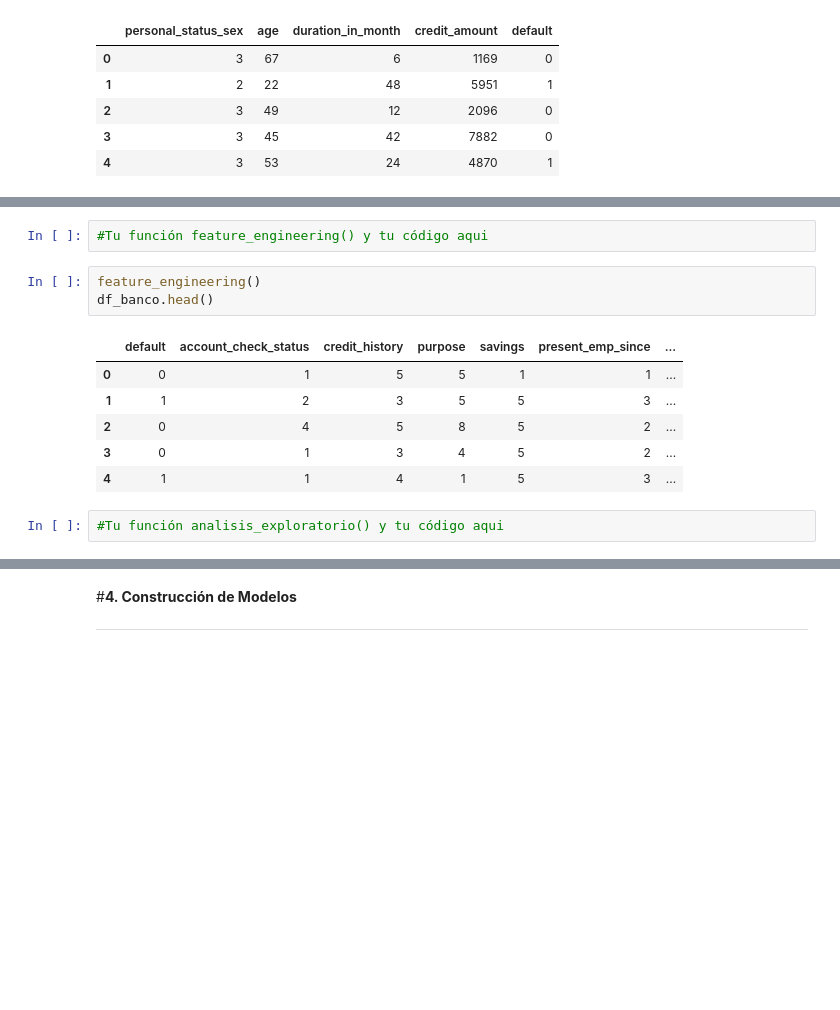
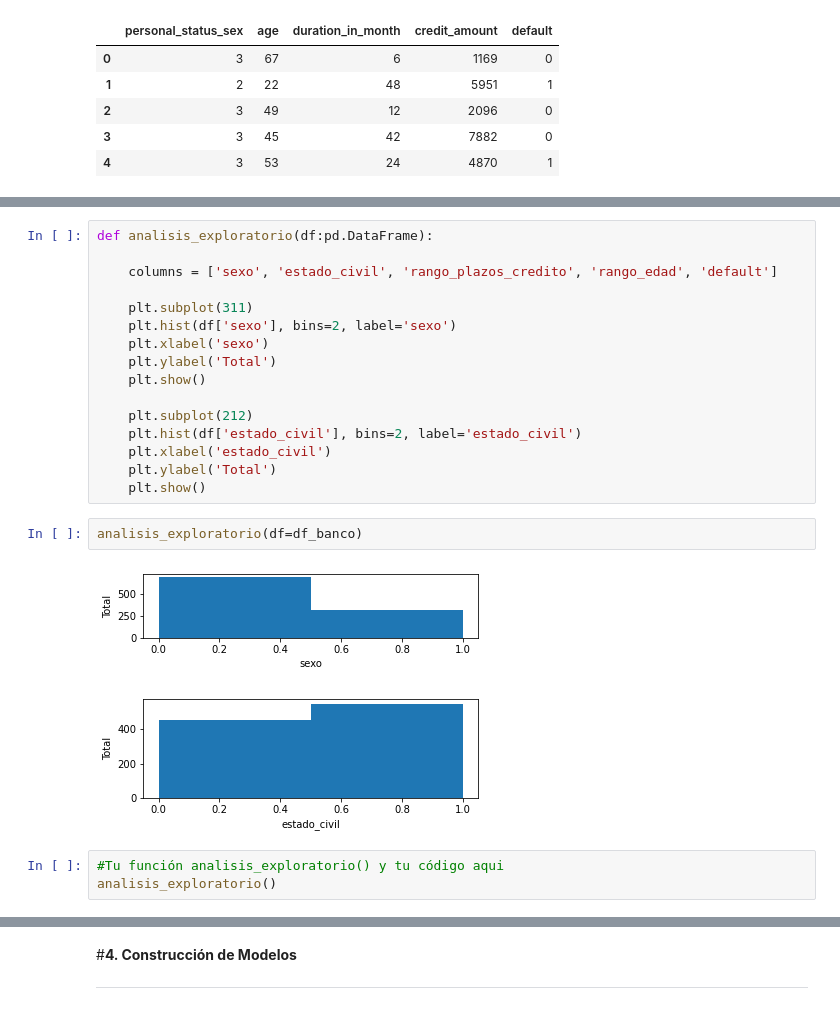
Before and after one commit to pharaohghost7/bootcamp, a Jupyter notebook: Proyecto1/src/Plantilla_Credit_Scoring_Prediction.ipynb, the cells around one changed output, grey strips where cells are left out. Cells and saved outputs as stored; diff of their text form; blank space fills up the shorter version.

```diff
--- a/Proyecto1/src/Plantilla_Credit_Scoring_Prediction.ipynb
+++ b/Proyecto1/src/Plantilla_Credit_Scoring_Prediction.ipynb
@@ -253,14 +280,24 @@ df_banco[variables_discretas].head()
+# %%
+def analisis_exploratorio(df:pd.DataFrame):
+
+    columns = ['sexo', 'estado_civil', 'rango_plazos_credito', 'rango_edad', 'default']
+
+    plt.subplot(311)
+    plt.hist(df['sexo'], bins=2, label='sexo')
+    plt.xlabel('sexo')
+    plt.ylabel('Total')
+    plt.show()
+
+    plt.subplot(212)
+    plt.hist(df['estado_civil'], bins=2, label='estado_civil')
+    plt.xlabel('estado_civil')
+    plt.ylabel('Total')
+    plt.show()
+# %%
+analisis_exploratorio(df=df_banco)
+# %% [output]
+[figure, added]
+[figure, added]
 # %%
-#Tu función feature_engineering() y tu código aqui
+#Tu función analisis_exploratorio() y tu código aqui
+analisis_exploratorio()
-# %%
-feature_engineering()
-df_banco.head()
-# %% [output]
-|  | default | account_check_status | credit_history | purpose | savings | present_emp_since | ... |
-| 0 | 0 | 1 | 5 | 5 | 1 | 1 | ... |
-| 1 | 1 | 2 | 3 | 5 | 5 | 3 | ... |
-| 2 | 0 | 4 | 5 | 8 | 5 | 2 | ... |
-| 3 | 0 | 1 | 3 | 4 | 5 | 2 | ... |
-| 4 | 1 | 1 | 4 | 1 | 5 | 3 | ... |
-# %%
-#Tu función analisis_exploratorio() y tu código aqui
```
Also changed, not shown: parts of 14 cells of this notebook.
